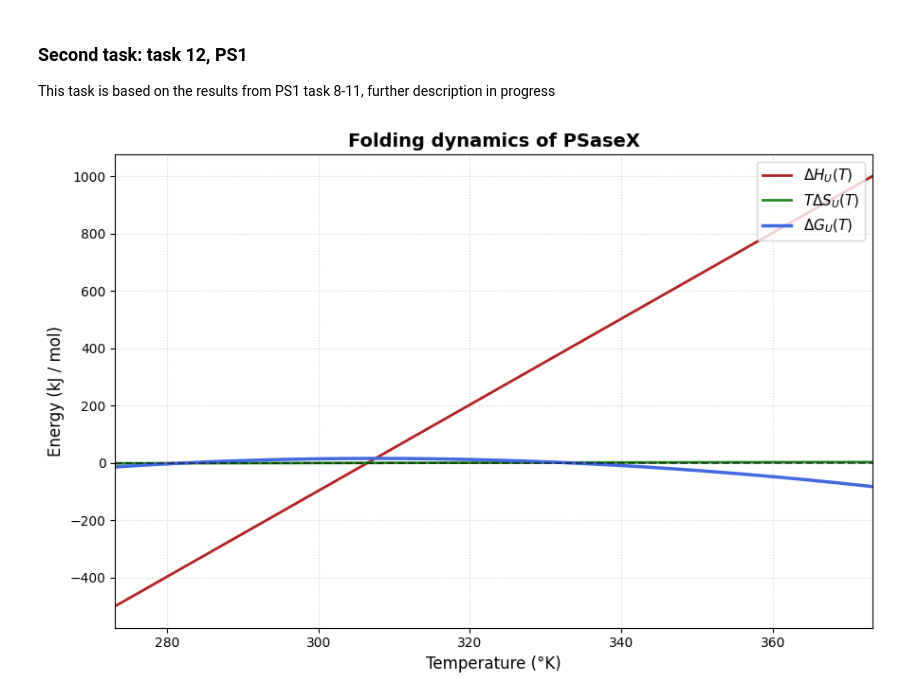
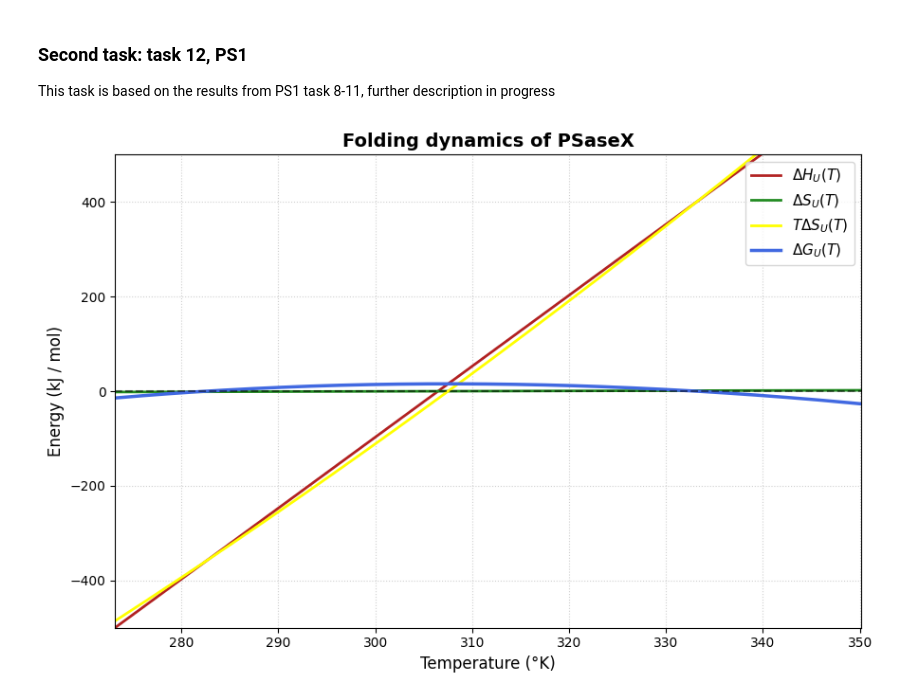
Before and after one commit to Michelle-Dimo/ProSciC_programming_tools, a Jupyter notebook: Differential_equations_biochem.ipynb, the cells around one changed output. Drawn from its saved outputs; the diff is of its cells as text; code cells hidden in the pictures.

Commit message:
added tdeltas to the plot

```diff
--- a/Differential_equations_biochem.ipynb
+++ b/Differential_equations_biochem.ipynb
@@ -48,34 +48,35 @@ DeltaH_Tm = 400
 DeltaC_p = 15
 
 
 DeltaS_Tm = DeltaH_Tm / Tm_kelvin
 
 T_kelvin = np.linspace(273.15, 373.15, 500)
 
 
 DeltaH = DeltaH_Tm + DeltaC_p * (T_kelvin - Tm_kelvin)
 DeltaS = DeltaS_Tm + DeltaC_p * np.log(T_kelvin/Tm_kelvin)
 DeltaG = DeltaH_Tm - T_kelvin*DeltaS_Tm + DeltaC_p*(-T_kelvin*np.log(T_kelvin/Tm_kelvin)+T_kelvin-Tm_kelvin)
 
 plt.figure(figsize=(9, 6))
 
 
 plt.plot(T_kelvin, DeltaH, label=r'$\Delta H_U(T)$', color='firebrick', lw=2)
-plt.plot(T_kelvin, DeltaS, label=r'$T\Delta S_U(T)$', color='forestgreen', lw=2)
+plt.plot(T_kelvin, DeltaS, label=r'$\Delta S_U(T)$', color='forestgreen', lw=2)
+plt.plot(T_kelvin, T_kelvin*DeltaS, label=r'$T\Delta S_U(T)$', color='yellow', lw=2)
 plt.plot(T_kelvin, DeltaG, label=r'$\Delta G_U(T)$', color='royalblue', lw=2.5)
 
 plt.axhline(0, color='black', linestyle='--', alpha=0.5)
 
 plt.title('Folding dynamics of PSaseX', fontsize=14, fontweight='bold')
 plt.xlabel('Temperature (°K)', fontsize=12)
 plt.ylabel('Energy (kJ / mol)', fontsize=12)
-plt.xlim(273.15, 373.15)
-
+plt.xlim(273.15, 350.15)
+plt.ylim(-500,500)
 plt.grid(True, linestyle=':', alpha=0.6)
 plt.legend(fontsize=11, loc='upper right')
 
 # Vis plottet
 plt.tight_layout()
 plt.show()
 # %% [output]
-[figure, old version]
+[figure, new version]
```
